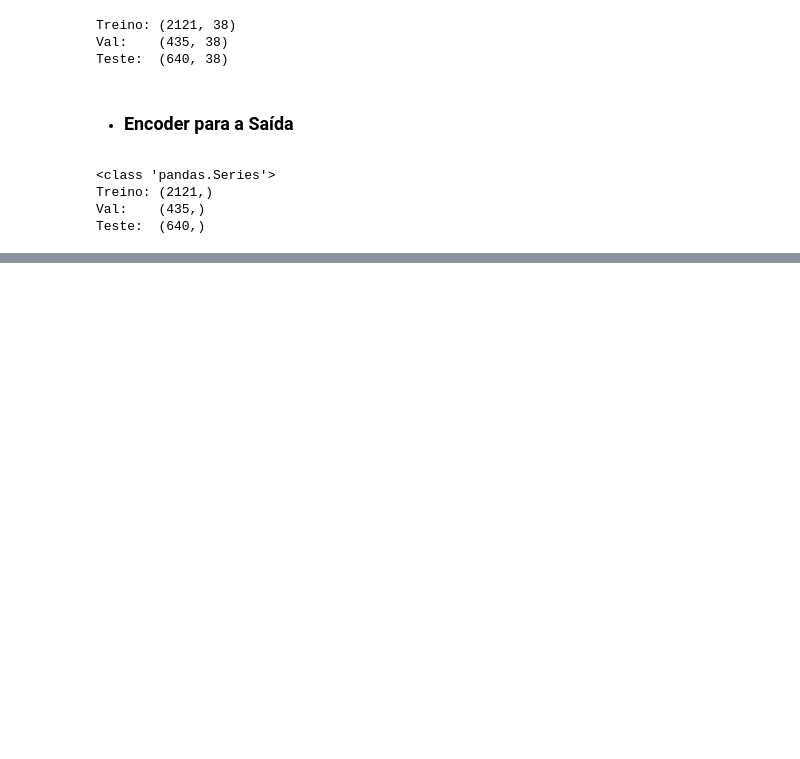
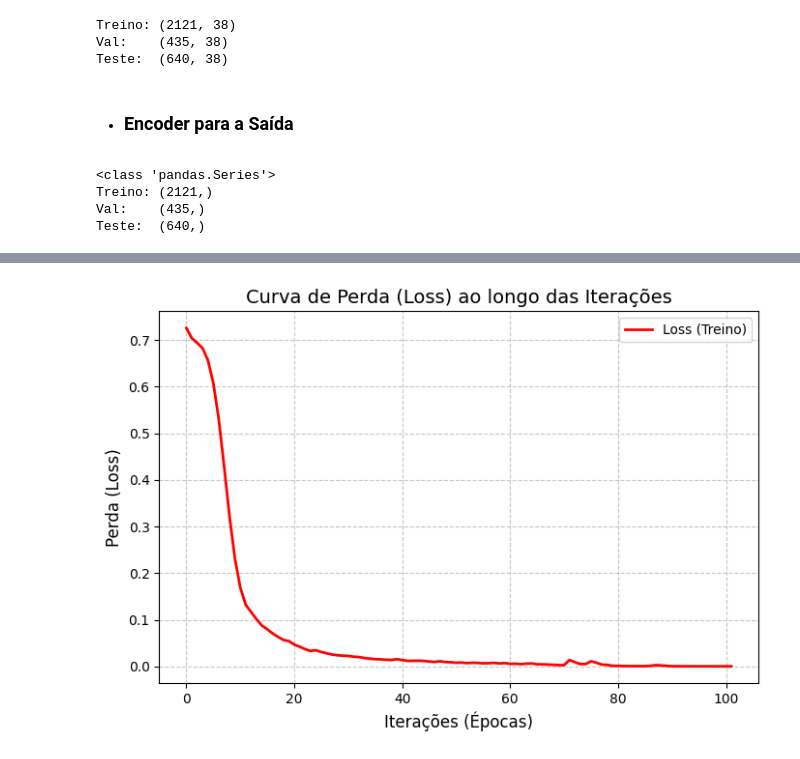
Before and after one commit to DaviMacielCavalcante/projeto-ml-basico, a Jupyter notebook: chess_JM.ipynb, the cells around one changed output, grey strips where cells are left out. Drawn from its saved outputs; the diff is of its cells as text; code cells hidden in the pictures; blank space fills up the shorter version.

```diff
--- a/chess_JM.ipynb
+++ b/chess_JM.ipynb
@@ -269,0 +220,11 @@ A partir de 40 iterações, o treino já memoriza 100%, podemos ver um leve over
+# %%
+neural = MLPClassifier(
+    hidden_layer_sizes=((16,)*8),
+    activation="relu",
+    solver="adam",
+    max_iter=200,
+    random_state=69 # Semente fixa para garantir a reprodutibilidade dos resultados
+)
+# %%
+# Treinamento
+neural.fit(X_train_concated, Y_train_encoded)
@@ -269,0 +287,14 @@ A partir de 40 iterações, o treino já memoriza 100%, podemos ver um leve over
+# %%
+import matplotlib.pyplot as plt
+
+# 1. Gráfico da Curva de Perda (Loss) do modelo baseline
+plt.figure(figsize=(8, 5))
+plt.plot(neural.loss_curve_, label='Loss (Treino)', color='red', linewidth=2)
+plt.title('Curva de Perda (Loss) ao longo das Iterações', fontsize=14)
+plt.xlabel('Iterações (Épocas)', fontsize=12)
+plt.ylabel('Perda (Loss)', fontsize=12)
+plt.legend()
+plt.grid(True, linestyle='--', alpha=0.7)
+plt.show()
+# %% [output]
+[figure, added]
```
Also changed, not shown: parts of 27 cells of this notebook.
